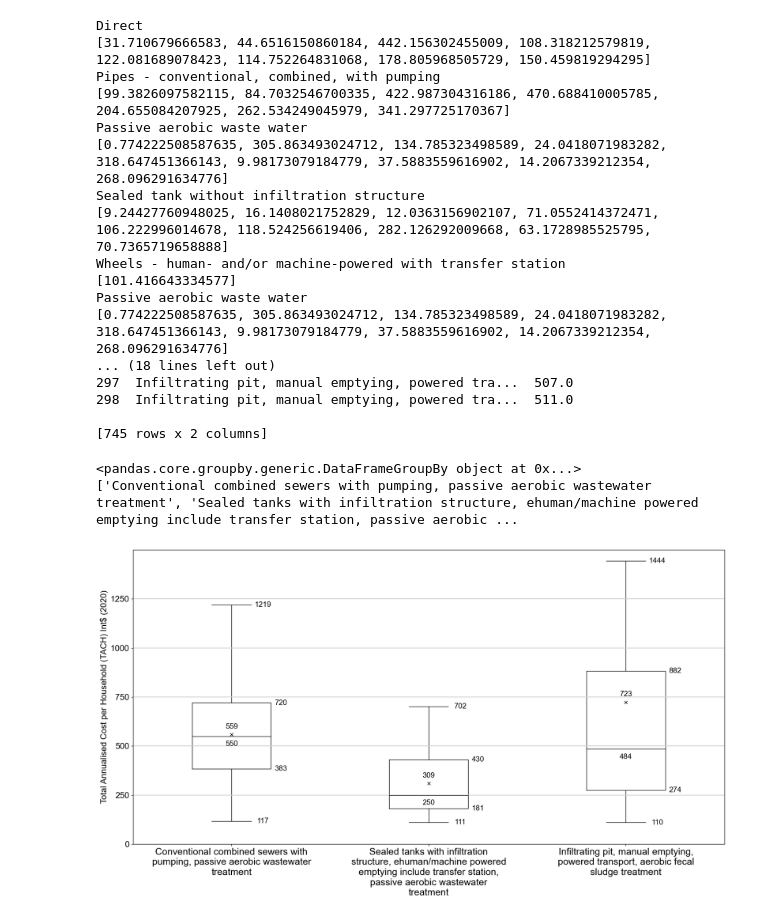
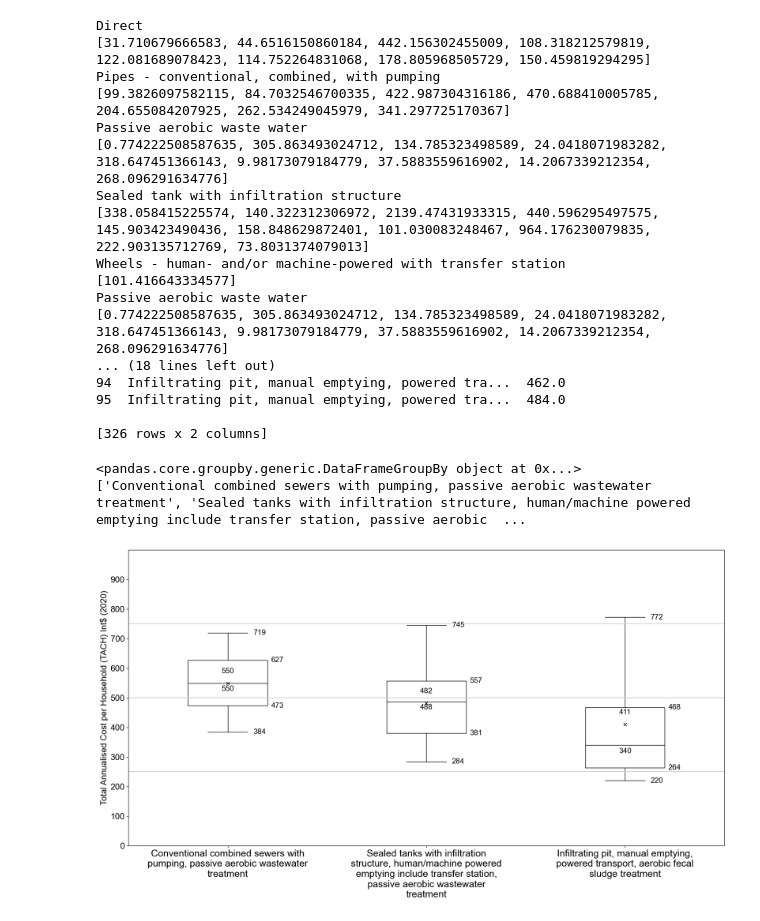
Before and after one commit to JinIgarashi/cactus-narok-figures, a Jupyter notebook: Figure2 full lifecycle cost global compare.ipynb, the cells around one changed output. Cells and saved outputs as stored; diff of their text form; code cells hidden in the pictures.

```diff
--- a/Figure2 full lifecycle cost global compare.ipynb
+++ b/Figure2 full lifecycle cost global compare.ipynb
@@ -28,9 +28,10 @@ def getTachsByComponentName(df, name):
     if not name:
         return []
     filter = df.component == name
+    tach_values = list(df[filter]['tach'])
     print(name)
-    print(list(df[filter]['tach']))
-    return list(df[filter]['tach'])
+    print(tach_values)
+    return tach_values
 # %%
 def getLifecycleCostsbyCombination(df, container_name, emptying_name, transport_name, treatment_name, label):
     container = getTachsByComponentName(df, container_name)
@@ -45,6 +46,10 @@ def getLifecycleCostsbyCombination(df, container_name, emptying_name, transport_
     sum_array = [round(sum(combination),0) for combination in combinations]
     sum_array = list(set(sum_array))
 
+    q1 = np.percentile(sum_array, 25)
+    q3 = np.percentile(sum_array, 75)
+    iqr_sum_array = [val for val in sum_array if q1 <= val <= q3]
+
     if label:
         name = label
     else:
@@ -52,9 +57,9 @@ def getLifecycleCostsbyCombination(df, container_name, emptying_name, transport_
             name = f"{container_name}, {emptying_name}, {transport_name} and {treatment_name}"
         else:
             name = f"{container_name}, {transport_name} and {treatment_name}"
-    names = np.full(len(sum_array), name)
+    names = np.full(len(iqr_sum_array), name)
 
-    result_df = pd.DataFrame({'name': names, 'tach': sum_array})
+    result_df = pd.DataFrame({'name': names, 'tach': iqr_sum_array})
 
     return result_df
 
@@ -69,7 +74,7 @@ combinations = [
     ],
     [
         df_all,
-        'Sealed tank without infiltration structure',
+        'Sealed tank with infiltration structure',
         None,
         'Wheels - human- and/or machine-powered with transfer station',
         'Passive aerobic waste water',
@@ -80,7 +85,7 @@ combinations = [
         'Infiltrating pit',
         'Manual (no specialised equipment)',
         'Wheels - machine-powered (transport only)',
-        'Passive aerobic waste water',
+        'Aerobic FSM',
         'Infiltrating pit, manual emptying, powered transport, aerobic fecal sludge treatment'
     ],
 ]
@@ -108,17 +113,17 @@ Pipes - conventional, combined, with pumping
 [99.3826097582115, 84.7032546700335, 422.987304316186, 470.688410005785, 204.655084207925, 262.534249045979, 341.297725170367]
 Passive aerobic waste water
 [0.774222508587635, 305.863493024712, 134.785323498589, 24.0418071983282, 318.647451366143, 9.98173079184779, 37.5883559616902, 14.2067339212354, 268.096291634776]
-Sealed tank without infiltration structure
-[9.24427760948025, 16.1408021752829, 12.0363156902107, 71.0552414372471, 106.222996014678, 118.524256619406, 282.126292009668, 63.1728985525795, 70.7365719658888]
+Sealed tank with infiltration structure
+[338.058415225574, 140.322312306972, 2139.47431933315, 440.596295497575, 145.903423490436, 158.848629872401, 101.030083248467, 964.176230079835, 222.903135712769, 73.8031374079013]
 Wheels - human- and/or machine-powered with transfer station
 [101.416643334577]
 Passive aerobic waste water
 [0.774222508587635, 305.863493024712, 134.785323498589, 24.0418071983282, 318.647451366143, 9.98173079184779, 37.5883559616902, 14.2067339212354, 268.096291634776]
 ... (18 lines left out)
-297  Infiltrating pit, manual emptying, powered tra...  507.0
-298  Infiltrating pit, manual emptying, powered tra...  511.0
+94  Infiltrating pit, manual emptying, powered tra...  462.0
+95  Infiltrating pit, manual emptying, powered tra...  484.0
 
-[745 rows x 2 columns]
+[326 rows x 2 columns]
 # %%
 def showLabel(ax, x, y, value):
     ax.text(x, y, f"{value:.0f}", ha='center', va='center', fontsize=14)
@@ -159,7 +164,7 @@ for j, group in enumerate(groups):
             median.set_color('black')
 
         med = np.median(tach)
-        showLabel(ax, position, med - 40, med)
+        showLabel(ax, position, med - 20, med)
 
         mean = np.mean(tach)
         showLabel(ax, position, mean + 40, mean)
@@ -167,34 +172,34 @@ for j, group in enumerate(groups):
         q1, q3 = np.percentile(tach, [25, 75])
         showLabel(ax, position + 0.25, q1, q1)
         showLabel(ax, position + 0.25, q3, q3)
 
         for i, box in enumerate(bp['boxes']):
             x_pos = box.get_xdata().mean()
 
             # get values from boxplot
             cap_min, cap_max = [cap.get_ydata()[1] for cap in bp['caps'][i*2:i*2+2]]
             showLabel(ax, x_pos + 0.2, cap_min, cap_min)
             showLabel(ax, x_pos + 0.2, cap_max, cap_max)
 
 
 
-ax.set_ylim(0,1500)
-ax.set_yticks(np.arange(0,1500,250))
+ax.set_ylim(0,1000)
+ax.set_yticks(np.arange(0,1000,100))
 
 for ylabel in np.arange(0,1500,250):
     ax.axhline(y=ylabel, color='lightgray')
 
 xtick_labels = [ '\n'.join(textwrap.wrap(label, 35)) for label in group_labels ]
 ax.set_xticks(np.arange(len(xtick_labels)) + 1)
 ax.set_xticklabels(xtick_labels, rotation=0, ha='center', fontsize=18)
 
 ax.set_ylabel('Total Annualised Cost per Household (TACH) Int$ (2020)', fontsize=16)
 
 
 plt.savefig(file_path, format="pdf", dpi=dpi, transparent=True, bbox_inches='tight')
 plt.savefig(f"{file_path}.png", format="png", dpi=dpi, transparent=True, bbox_inches='tight')
 plt.show()
 # %% [output]
 <pandas.core.groupby.generic.DataFrameGroupBy object at 0x...>
-['Conventional combined sewers with pumping, passive aerobic wastewater treatment', 'Sealed tanks with infiltration structure, ehuman/machine powered emptying include transfer station, passive aerobic ...
+['Conventional combined sewers with pumping, passive aerobic wastewater treatment', 'Sealed tanks with infiltration structure, human/machine powered emptying include transfer station, passive aerobic  ...
-[figure, old version]
+[figure, new version]
```
Also changed, not shown: 5 other files.
